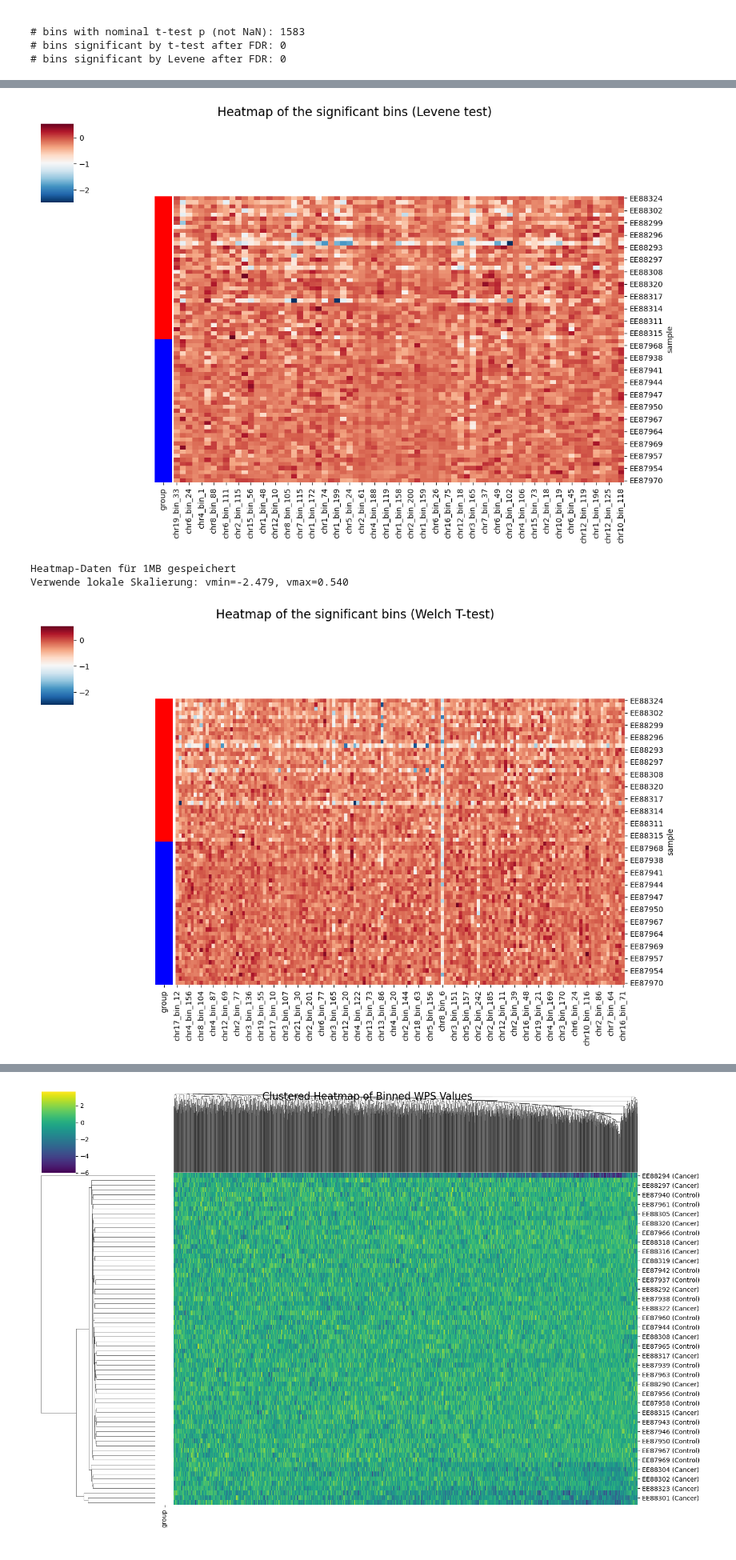
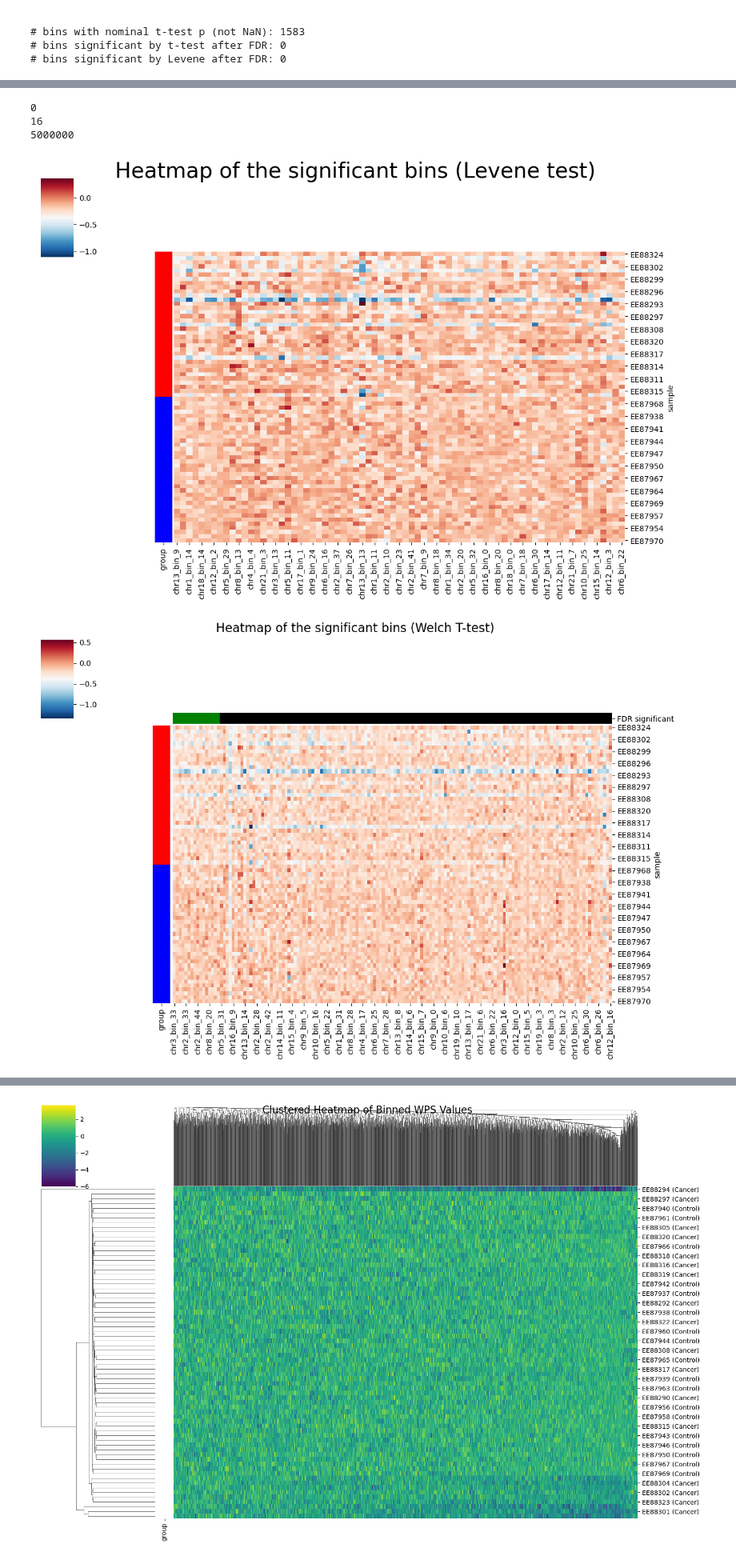
Before and after one commit to LabMedDHM/lotta_frag, a Jupyter notebook: wps_analysis.ipynb, the cells around one changed output, grey strips where cells are left out. Shown at 80% size. Cells and saved outputs as stored; diff of their text form; code cells hidden in the pictures.

```diff
--- a/wps_analysis.ipynb
+++ b/wps_analysis.ipynb
@@ -203,3 +190,5 @@ print(combined_df[combined_df['chrom']=='chr21' ])
+# %%
+combined_df = pd.read_csv("combined_df.csv")
 # %%
 plt.hist(
     [combined_df.loc[combined_df['group']=='Cancer','wps_value'],
@@ -751,3 +739,11 @@ print(len(bin_statistics_df[bin_statistics_df["p_value_ttest"]<0.05]))
+# %%
+print(len(bin_statistics_df[bin_statistics_df["q_value_levene"]<0.05]))
+print(len(bin_statistics_df[bin_statistics_df["q_value_ttest"]<0.05]))
+print(bin_size)
+# %% [output]
+0
+16
+5000000
 # %%
 # 1. Bin wide Analysis: plotting top 20 significant bins by levene test
 
@@ -774,62 +770,43 @@ sns.clustermap(
     col_cluster=False,
     row_cluster=False
 )
-plt.suptitle("Heatmap of the significant bins (Levene test)", y=1.02, fontsize=16)
+plt.suptitle("Heatmap of the significant bins (Levene test)", y=1.02, fontsize=28)
 plt.show()
 # %% [output]
-[figure, old version]
+[figure, new version]
 # %%
 # 1. Bin wide Analysis: plotting top 20 significant bins by welch test
 
 top20_df_ttest = bin_statistics_df.sort_values('p_value_ttest', na_position='last').head(149)[
     ['bin','t_statistic','p_value_ttest','q_value_ttest','significant_fdr_ttest','n_cancer','n_control']
 ]
 
 cmap = "RdBu_r"
 figsize = (12,8)
 
 selected_bins = top20_df_ttest['bin'].tolist()
 
 sorted_df = final_feature_matrix.sort_values('group')
 heat_data = sorted_df.loc[:, selected_bins]
 sample_groups = sorted_df['group']
-heat_data.to_csv(f'heat_data_{bin_size//1000000}mb.csv')
-print(f"Heatmap-Daten für {bin_size//1000000}MB gespeichert")
-
-# Prüfe ob beide Dateien existieren und bestimme dann globale Skalierung
-if os.path.exists('heat_data_1mb.csv') and os.path.exists('heat_data_5mb.csv'):
-    data_1mb = pd.read_csv('heat_data_1mb.csv', index_col=0)
-    data_5mb = pd.read_csv('heat_data_5mb.csv', index_col=0)
-
-    global_min = min(data_1mb.min().min(), data_5mb.min().min())
-    global_max = max(data_1mb.max().max(), data_5mb.max().max())
-    global_extreme = max(abs(global_min), abs(global_max))
-    vmin, vmax = -global_extreme, global_extreme
-
-    print(f"Verwende globale Skalierung: vmin={vmin:.3f}, vmax={vmax:.3f}")
-else:
-    # Fallback: verwende aktuelle Daten
-    vmin, vmax = heat_data.min().min(), heat_data.max().max()
-    print(f"Verwende lokale Skalierung: vmin={vmin:.3f}, vmax={vmax:.3f}")
-
 group_colors = sample_groups.map({'Cancer': 'red', 'Control': 'blue'})
+col_colors = pd.Series(['green' if bin_name in bin_statistics_df[bin_statistics_df['significant_fdr_ttest']]['bin'].values else 'black'
+                        for bin_name in selected_bins],
+                        index=selected_bins, name='FDR significant')
 
 sns.clustermap(
     heat_data,
-    vmin=vmin,
-    vmax=vmax,
     cmap=cmap,
     row_colors=group_colors,
+    col_colors=col_colors,
     figsize=(12,8),
     col_cluster=False,
     row_cluster=False
 )
 plt.suptitle("Heatmap of the significant bins (Welch T-test)", y=1.02, fontsize=16)
 plt.show()
 # %% [output]
-Heatmap-Daten für 1MB gespeichert
-Verwende lokale Skalierung: vmin=-2.479, vmax=0.540
-[figure, old version]
+[figure, new version]
 # %%
 #1. Bin wide Analysis: Volcano Plot for mean differences (Welch-T-Test)
 
```
Also changed, not shown: parts of 15 cells of this notebook.
